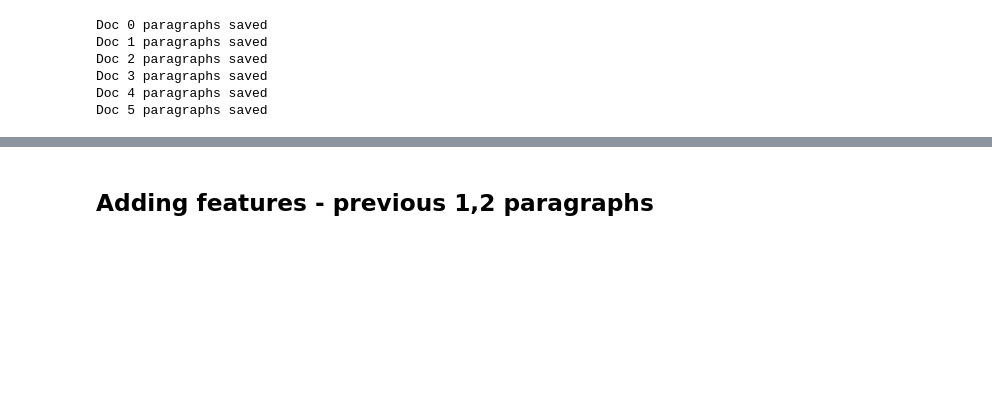
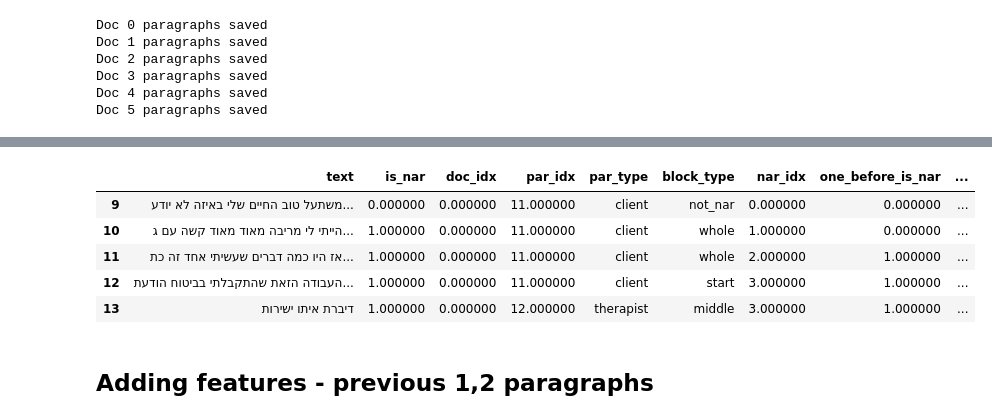
Before and after one commit to Sofy34/personal_strudy, a Jupyter notebook: thesis/01_initial_file.ipynb, the cells around one changed output, grey strips where cells are left out. Saved outputs shown, nothing was run; the diff lists cells and outputs as text; code cells hidden in the pictures; blank space fills up the shorter version.

```diff
--- a/thesis/01_initial_file.ipynb
+++ b/thesis/01_initial_file.ipynb
@@ -106,6 +145,13 @@ doc_utils.block_db.query("doc_idx == 5 and is_nar == 1")
 # %%
 # pd.set_option("display.max_colwidth", -1)
-doc_utils.block_db.query("par_idx >=11 and par_idx <=20")
+doc_utils.block_db.query("doc_idx == 0 and par_idx >=11 and par_idx <=12")
+# %% [output]
+|  | text | is_nar | doc_idx | par_idx | par_type | block_type | nar_idx | one_before_is_nar | ... |
+| 9 | משתעל טוב החיים שלי באיזה לא יודע... | 0.000000 | 0.000000 | 11.000000 | client | not_nar | 0.000000 | 0.000000 | ... |
+| 10 | הייתי לי מריבה מאוד מאוד קשה עם ג... | 1.000000 | 0.000000 | 11.000000 | client | whole | 1.000000 | 0.000000 | ... |
+| 11 | אז היו כמה דברים שעשיתי אחד זה כת... | 1.000000 | 0.000000 | 11.000000 | client | whole | 2.000000 | 1.000000 | ... |
+| 12 | העבודה הזאת שהתקבלתי בביטוח הודעת... | 1.000000 | 0.000000 | 11.000000 | client | start | 3.000000 | 1.000000 | ... |
+| 13 | דיברת איתו ישירות | 1.000000 | 0.000000 | 12.000000 | therapist | middle | 3.000000 | 1.000000 | ... |
 # %%
 sns.countplot(x='block_type',data=doc_utils.block_db).set_title("Count per block type")
 # %%
```
Also changed, not shown: parts of 11 cells of this notebook, 1 other file.
